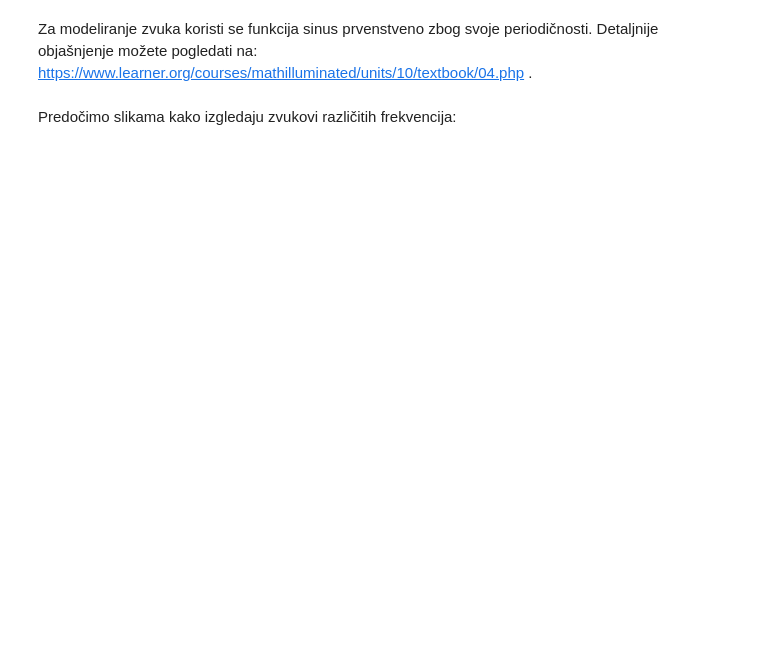
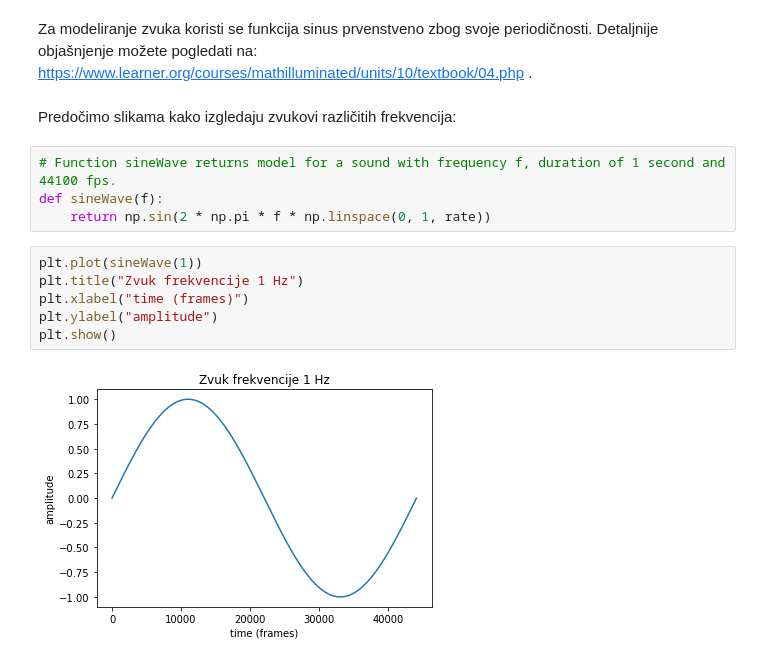
Before and after one commit to mmonnica/Matematicki-softver, a Jupyter notebook: 1.dz/Zvuk.ipynb, the cells around one changed output. Saved outputs shown, nothing was run; the diff lists cells and outputs as text; blank space fills up the shorter version.

```diff
--- a/1.dz/Zvuk.ipynb
+++ b/1.dz/Zvuk.ipynb
@@ -69,3 +71,15 @@ Za modeliranje zvuka koristi se funkcija sinus prvenstveno zbog svoje periodičn
 Detaljnije objašnjenje možete pogledati na: https://www.learner.org/courses/mathilluminated/units/10/textbook/04.php .
 # %% [markdown]
 Predočimo slikama kako izgledaju zvukovi različitih frekvencija:
+# %%
+# Function sineWave returns model for a sound with frequency f, duration of 1 second and 44100 fps.
+def sineWave(f):
+    return np.sin(2 * np.pi * f * np.linspace(0, 1, rate))
+# %%
+plt.plot(sineWave(1))
+plt.title("Zvuk frekvencije 1 Hz")
+plt.xlabel("time (frames)")
+plt.ylabel("amplitude")
+plt.show()
+# %% [output]
+[figure, added]
```
Also changed, not shown: parts of 16 cells of this notebook.
